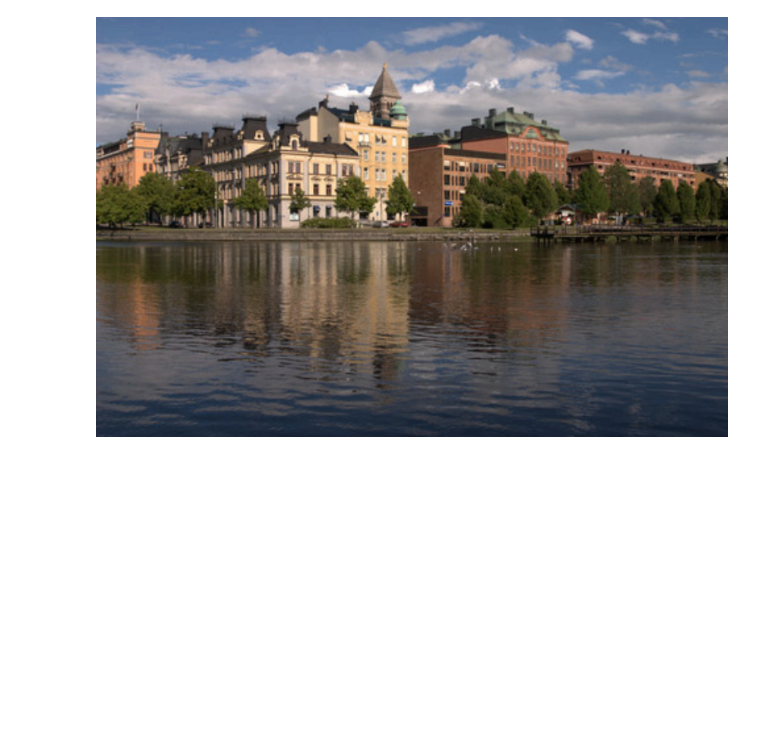
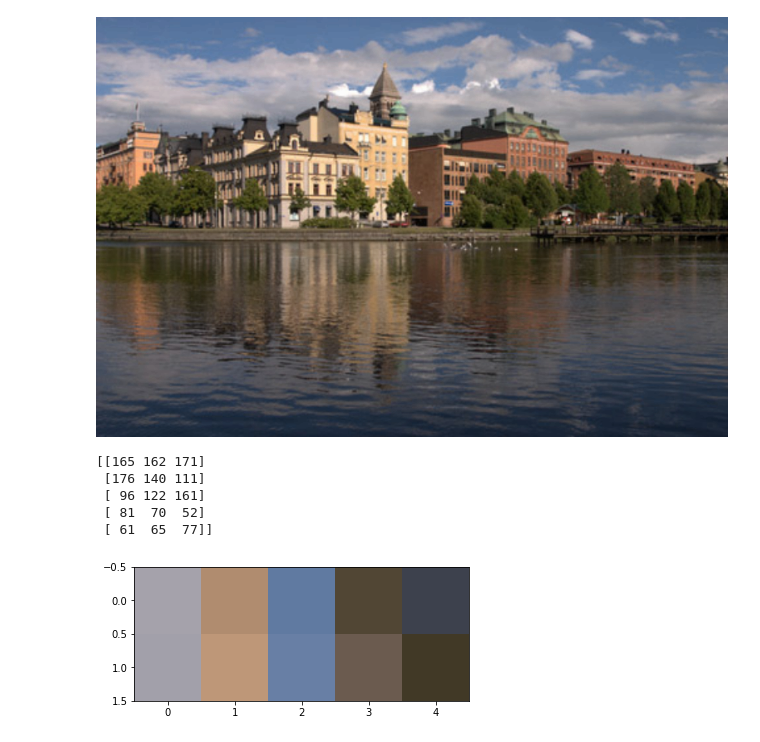
Before and after one commit to dng1999/PaletteBasedRecolor, a Jupyter notebook: Palette-based Photo Recoloring.ipynb, the cells around one changed output. Drawn from its saved outputs; the diff is of its cells as text; code cells hidden in the pictures; blank space fills up the shorter version.

Commit message:
Color palette generation done
Notes:
- Results do not match the demo; room for further improvement
- Current results are sufficiently close enough after testing on multiple images

```diff
--- a/Palette-based Photo Recoloring.ipynb
+++ b/Palette-based Photo Recoloring.ipynb
@@ -133,9 +133,15 @@ def lab2rgb(Lab):
 
 # Calculate the distance between two colors in Lab space
 # Inputs:
-#     L1, a1, b1: Lab value of first color
-#     L2, a2, b2: Lab value of second color
-def getLabDistance(L1, a1, b1, L2, a2, b2):
+#     Lab1: Lab value of first color
+#     Lab2: Lab value of second color
+def getLabDistance(Lab1, Lab2):
+    L1 = Lab1[0]
+    a1 = Lab1[1]
+    b1 = Lab1[2]
+    L2 = Lab2[0]
+    a2 = Lab2[1]
+    b2 = Lab2[2]
     L = L1-L2
     a = a1-a2
     b = b1-b2
@@ -179,15 +232 @@ def kmeans(k, bins):
     return palette
-# %%
-im = openImg('sample.png')
-bins = binRGB(im)
-palette = kmeans(5, bins)
-print(palette)
-canvas = np.zeros((2,5,3), dtype=np.uint8)
-for i in range(5):
-    canvas[0][i] = palette[i]
-canvas[1][0] = [162, 160, 170]
-canvas[1][1] = [190, 151, 120]
-canvas[1][2] = [104, 127, 165]
-canvas[1][3] = [107, 91, 79]
-canvas[1][4] = [65, 57, 38]
-plt.imshow(canvas)
@@ -251,3 +291,28 @@ testColorConversion2()
 [figure]
 [figure]
 [figure]
+# %%
+def testPaletteGeneration():
+    im = openImg('sample.png')
+    bins = binLab(im)
+    palette = kmeans(5, bins)
+    canvas = np.zeros((2,5,3), dtype=np.uint8)
+    for i in range(5):
+        canvas[0][i] = lab2rgb(palette[i][:3])
+    print(canvas[0])
+    # Palette colors from the demo
+    canvas[1][0] = [162, 160, 170]
+    canvas[1][1] = [190, 151, 120]
+    canvas[1][2] = [104, 127, 165]
+    canvas[1][3] = [107, 91, 79]
+    canvas[1][4] = [65, 57, 38]
+    plt.imshow(canvas)
+
+testPaletteGeneration()
+# %% [output]
+[[165 162 171]
+ [176 140 111]
+ [ 96 122 161]
+ [ 81  70  52]
+ [ 61  65  77]]
+[figure, added]
```
Also changed, not shown: parts of 3 cells of this notebook.
